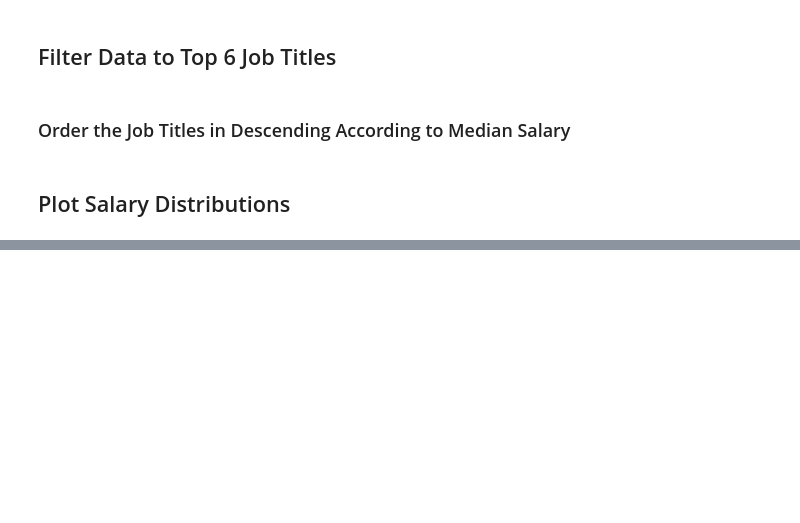
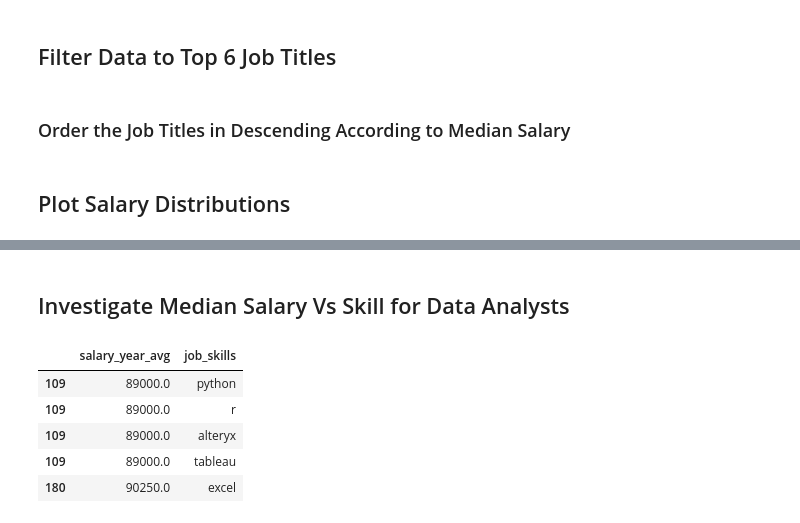
Before and after one commit to UsmanI2506/Python_Project_Data_Job_Analysis, a Jupyter notebook: project_python/4_Salary_Analysis.ipynb, the cells around one changed output, grey strips where cells are left out. Saved outputs shown, nothing was run; the diff lists cells and outputs as text; code cells hidden in the pictures; blank space fills up the shorter version.

```diff
--- a/project_python/4_Salary_Analysis.ipynb
+++ b/project_python/4_Salary_Analysis.ipynb
@@ -72,0 +73,19 @@ plt.show()
+# %% [markdown]
+## Investigate Median Salary Vs Skill for Data Analysts
+# %%
+# Only get data analyst jobs in the US
+df_DA_US = df[(df['job_title_short'] == 'Data Analyst') & (df['job_country'] == 'United States')].copy()
+
+# Drop NaN values from the 'salary_year_avg' column for accurate visualization
+df_DA_US = df_DA_US.dropna(subset=['salary_year_avg'])
+
+df_DA_US = df_DA_US.explode('job_skills')
+
+df_DA_US[['salary_year_avg', 'job_skills']].head(5)
+# %% [output]
+|  | salary_year_avg | job_skills |
+| 109 | 89000.0 | python |
+| 109 | 89000.0 | r |
+| 109 | 89000.0 | alteryx |
+| 109 | 89000.0 | tableau |
+| 180 | 90250.0 | excel |
```
Also changed, not shown: parts of 5 cells of this notebook, 3 other files.
